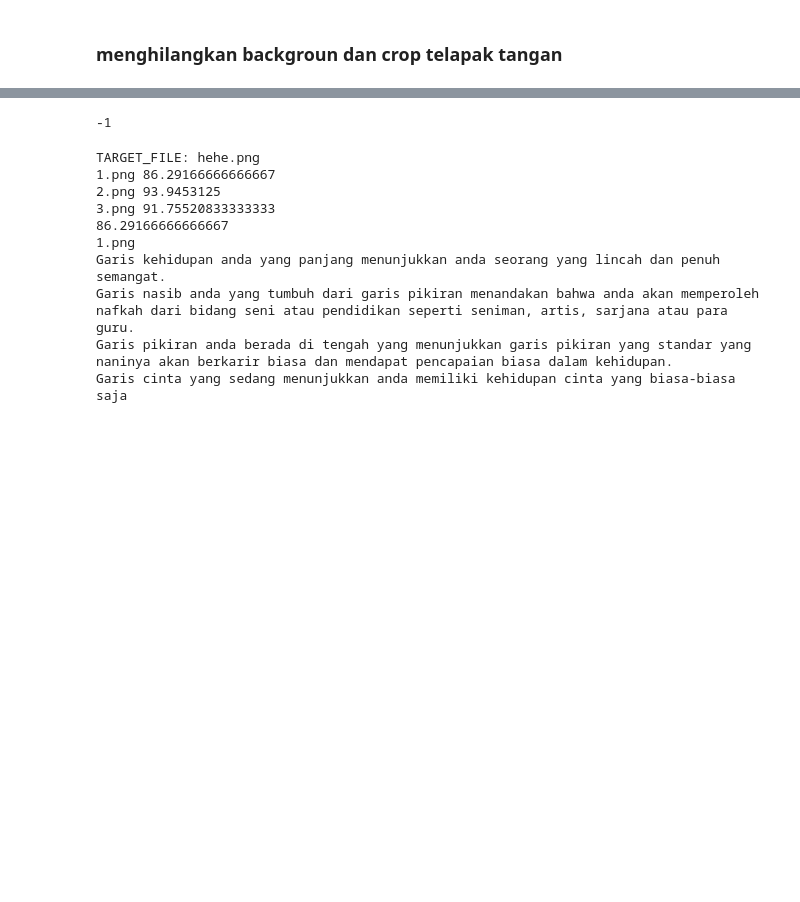
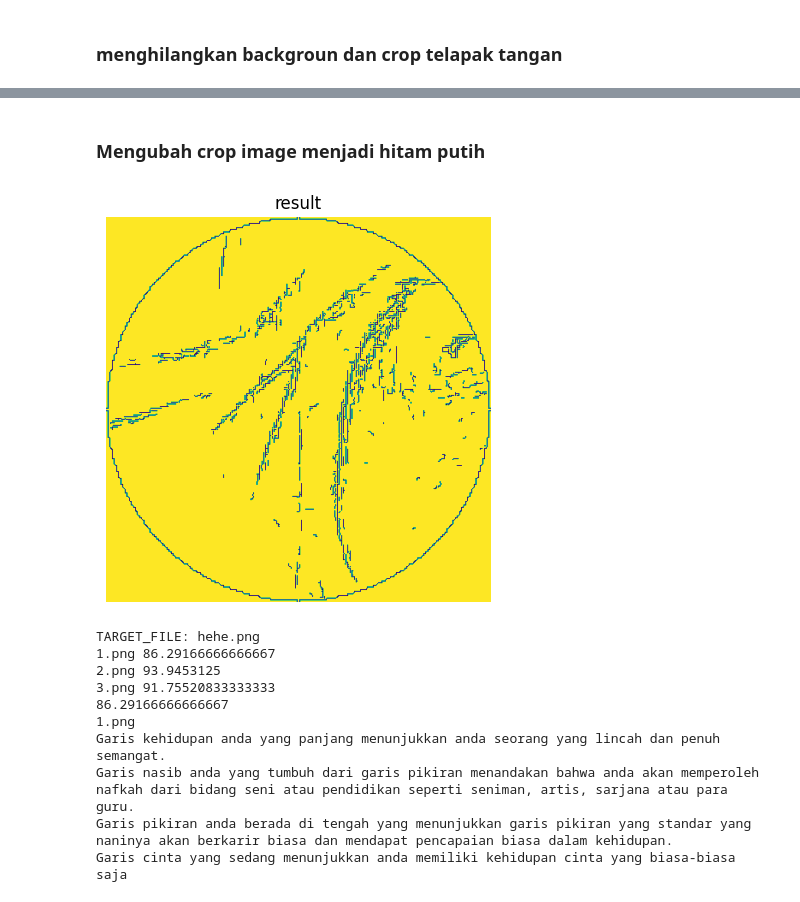
Before and after one commit to kicap1992/ramalan_tapak_tangan_proses, a Jupyter notebook: my_main.ipynb, the cells around one changed output, grey strips where cells are left out. Saved outputs shown, nothing was run; the diff lists cells and outputs as text; code cells hidden in the pictures; blank space fills up the shorter version.

```diff
--- a/my_main.ipynb
+++ b/my_main.ipynb
@@ -370,22 +126,26 @@ with mp_hands.Hands(
+# %% [markdown]
+### Mengubah crop image menjadi hitam putih
 # %%
 import cv2
-image = cv2.imread("croped1.png")
+image = cv2.imread("testing/croped1.png")
 width = 450
 height = 450
 dim = (width, height)
 image = cv2.resize(image, dim, interpolation = cv2.INTER_AREA)
 # cv2.imshow("palm",image) #to view the palm in python
 cv2.waitKey(0)
 gray = cv2.cvtColor(image,cv2.COLOR_BGR2GRAY)
 edges = cv2.Canny(gray,30,45,apertureSize = 3)
 # cv2.imshow("edges in palm",edges)
 # cv2.waitKey(0)
 edges = cv2.bitwise_not(edges)
 # cv2.imshow("edges in palm",edges)
-cv2.imwrite("croped11.png", edges)
+cv2.imwrite("testing/croped11.png", edges)
 cv2.waitKey(0)
+plt.figure(figsize = [5, 5])
+plt.title("result");plt.axis('off');plt.imshow(edges[:,:],);plt.show()
 # %% [output]
--1
+[figure, added]
 # %%
 import cv2
 import os
```
Also changed, not shown: parts of 6 cells of this notebook, 2 other files.
